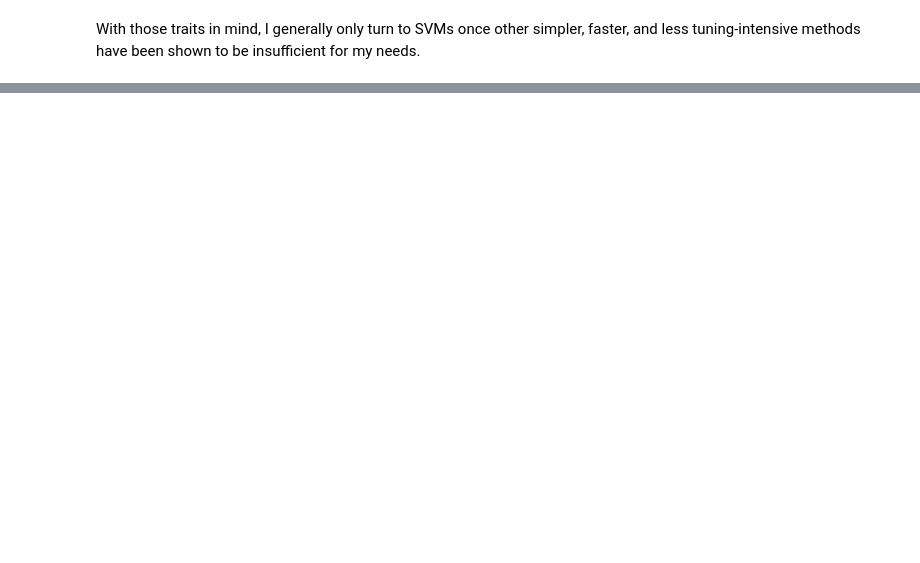
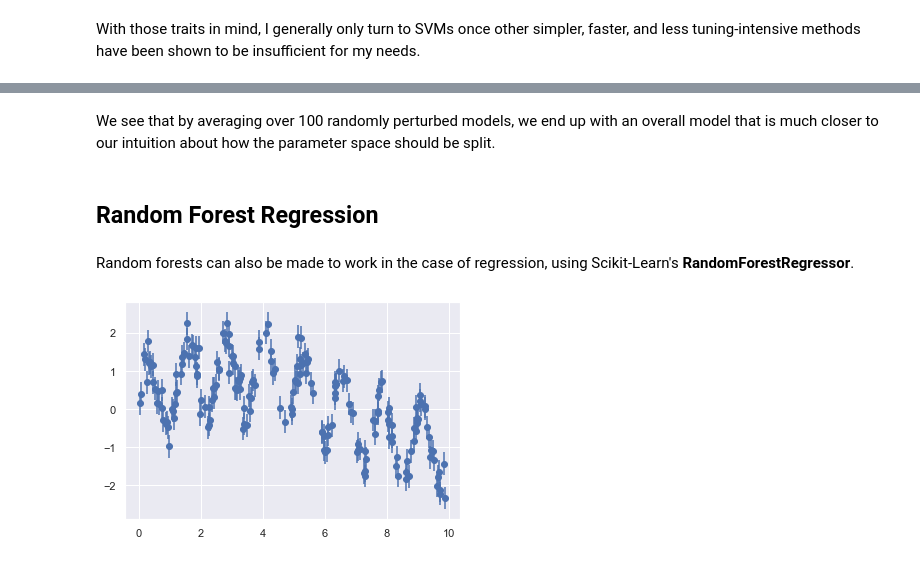
Before and after one commit to hanchiang/python-data-science-handbook, a Jupyter notebook: 5-machine-learning/5-machine-learning.ipynb, the cells around one changed output, grey strips where cells are left out. Saved outputs shown, nothing was run; the diff lists cells and outputs as text; code cells hidden in the pictures; blank space fills up the shorter version.

```diff
--- a/5-machine-learning/5-machine-learning.ipynb
+++ b/5-machine-learning/5-machine-learning.ipynb
@@ -2100,0 +2259,20 @@ With those traits in mind, I generally only turn to SVMs once other simpler, fas
+# %% [markdown]
+We see that by averaging over 100 randomly perturbed models, we end up with an overall model that is much closer to our intuition about how the parameter space should be split.
+# %% [markdown]
+## Random Forest Regression
+# %% [markdown]
+ Random forests can also be made to work in the case of regression, using Scikit-Learn's **RandomForestRegressor**.
+# %%
+rng = np.random.RandomState(42)
+x = 10 * rng.rand(200)
+
+def model(x, sigma=0.3):
+    fast_oscillation = np.sin(5 * x)
+    slow_oscillation = np.sin(0.5 * x)
+    noise = sigma * rng.randn(len(x))
+    return slow_oscillation + fast_oscillation + noise
+
+y = model(x)
+plt.errorbar(x, y, 0.3, fmt='o');
+# %% [output]
+[figure, added]
```
Also changed, not shown: parts of 62 cells of this notebook, 1 other file.
